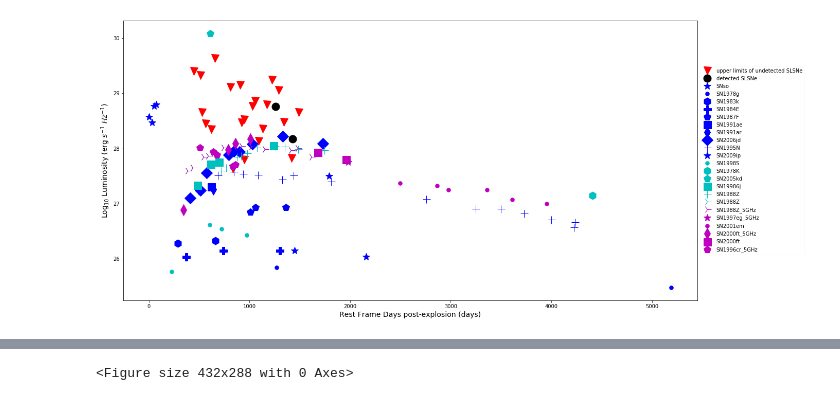
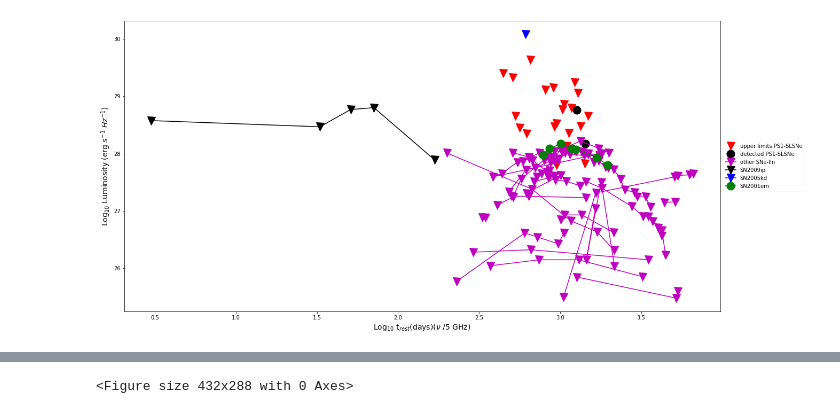
Before and after one commit to ibikadaeze/ast1501, a Jupyter notebook: SN1.ipynb, the cells around one changed output, grey strips where cells are left out. Drawn from its saved outputs; the diff is of its cells as text; code cells hidden in the pictures.

Commit message:
Add files via upload
Updated after plotting loglog

```diff
--- a/SN1.ipynb
+++ b/SN1.ipynb
@@ -14,10 +14,10 @@ df4 = pd.read_csv('/home/ibik/Documents/sndata/othersne.csv') #reads in the othe
 
 #snradio = pd.read_excel(excel_file)dfa137 = pd.read_csv('/home/ibik/Documents/sndata/a137.csv')
 # %%
-df1.columns=['','Target', 'Obs. Date (MJD)','date of g-max', 'days', 'redshift', 'D(luminosity)', 'Flux/upper limits', 'Radioluminosity','logl','restdays']
-df2.columns=['','Target', 'Obs. Date (MJD)','date of g-max', 'days', 'redshift', 'D(luminosity)', 'Flux/upper limits', 'Radioluminosity','logl','restdays']
-df3.columns=['Astar','Time','Luminosity','logl']
-df4.columns=['SN','time','DL','Flux(Jy)', 'Luminosity(erg/s/Hz)','logl']
+df1.columns=['','Target', 'Obs. Date (MJD)','date of g-max', 'days', 'redshift', 'D(luminosity)', 'Flux/upper limits', 'Radioluminosity','logl','restdays','logt']
+df2.columns=['','Target', 'Obs. Date (MJD)','date of g-max', 'days', 'redshift', 'D(luminosity)', 'Flux/upper limits', 'Radioluminosity','logl','restdays','logt']
+df3.columns=['Astar','Time','Luminosity','logl','logt']
+df4.columns=['SN','time','DL','Flux(Jy)', 'Luminosity(erg/s/Hz)','logl','logt']
 # %%
 #df4
 #df4['time'][0:5]
@@ -28,50 +37,54 @@ Name: logl, dtype: float64
 # %%
 #this code plots the other supernovae with the observed PS1 ones
 plt.figure(figsize=(20,10))
-#plt.ylim(27,30.00)
+#plt.ylim(27,29.00)
 #plt.xlim(250, 1750)
-plt.plot(df1['restdays'], df1['logl'],'rv', markersize=15, label = 'upper limits of undetected SLSNe') # marker_color='r')
-plt.plot(df2['restdays'], df2['logl'],'ko', markersize=15, label = 'detected SLSNe') # marker_color='b')
-plt.plot(df4['time'][0:3], df4['logl'][0:3],'b*', markersize=15, label = 'SNso') # marker_color='b')
-plt.plot(df4['time'][4:6], df4['logl'][4:6],'b.', markersize=15, label = 'SN1978g') # marker_color='b')
+plt.plot(df1['logt'], df1['logl'],'rv', markersize=15, label = 'upper limits PS1-SLSNe') # marker_color='r')
+plt.plot(df2['logt'], df2['logl'],'ko', markersize=15, label = 'detected PS1-SLSNe') # marker_color='b')
+plt.plot(df4['logt'][0:4], df4['logl'][0:4],'mv-', markersize=15)# label = 'SNso') # marker_color='b')
+plt.plot(df4['logt'][5:8], df4['logl'][5:8],'mv-', markersize=15) #label = 'SN1978g') # marker_color='b')
 
-plt.plot(df4['time'][7:9], df4['logl'][7:9],'bh', markersize=15, label = 'SN1983k') # marker_color='b')
+plt.plot(df4['logt'][9:12], df4['logl'][9:12],'mv-', markersize=15)# label = 'SN1983k') # marker_color='b')
 
-plt.plot(df4['time'][10:13], df4['logl'][10:13],'bP', markersize=15, label = 'SN1984E') # marker_color='b')
+plt.plot(df4['logt'][13:17], df4['logl'][13:17],'mv-', markersize=15) #label = 'SN1984E') # marker_color='b')
 
-plt.plot(df4['time'][14:17], df4['logl'][14:17],'bp', markersize=15, label = 'SN1987F') # marker_color='b')
+plt.plot(df4['logt'][18:22], df4['logl'][18:22],'mv-', markersize=15) #label = 'SN1987F') # marker_color='b')
 
-plt.plot(df4['time'][18:19], df4['logl'][18:19],'bs', markersize=15, label = 'SN1991ae') # marker_color='b')
-plt.plot(df4['time'][20:22], df4['logl'][20:22],'bd', markersize=15, label = 'SN1991ar') # marker_color='b')
+plt.plot(df4['logt'][23:25], df4['logl'][23:25],'mv-', markersize=15) #label = 'SN1991ae') # marker_color='b')
+plt.plot(df4['logt'][26:29], df4['logl'][26:29],'mv-', markersize=15) #label = 'SN1991ar') # marker_color='b')
 
-plt.plot(df4['time'][23:32], df4['logl'][23:32],'bD', markersize=15, label = 'SN2006jd') # marker_color='b')
+plt.plot(df4['logt'][30:40], df4['logl'][30:40],'mv-', markersize=15) #label = 'SN2006jd') # marker_color='b')
 
-plt.plot(df4['time'][34:48], df4['logl'][34:48],'b+', markersize=15, label = 'SN1995N') # marker_color='b')
-
-plt.plot(df4['time'][50:54], df4['logl'][50:54],'b*', markersize=15, label = 'SN2009ip') # marker_color='b')
-plt.plot(df4['time'][56:60], df4['logl'][56:60],'c.', markersize=15, label = 'SN1998S') # marker_color='b')
-plt.plot(df4['time'][62:63], df4['logl'][62:63],'ch', markersize=15, label = 'SN1978K') # marker_color='b')
-plt.plot(df4['time'][65:66], df4['logl'][65:66],'cp', markersize=15, label = 'SN2005kd') # marker_color='b')
-plt.plot(df4['time'][67:71], df4['logl'][67:71],'cs', markersize=15, label = 'SN19986j') # marker_color='b')
-plt.plot(df4['time'][73:83], df4['logl'][73:83],'c+', markersize=15, label = 'SN1988Z') # marker_color='b')
-plt.plot(df4['time'][85:97], df4['logl'][85:97],'c4', markersize=15, label = 'SN1988Z') # marker_color='b')
-plt.plot(df4['time'][85:97], df4['logl'][85:97],'m4', markersize=15, label = 'SN1988Z_5GHz') # marker_color='b')
-
-plt.plot(df4['time'][99:100], df4['logl'][99:100],'m*', markersize=15, label = 'SN1997eg_5GHz') # marker_color='b')
-plt.plot(df4['time'][102:108], df4['logl'][102:108],'m.', markersize=15, label = 'SN2001em') # marker_color='b')
-plt.plot(df4['time'][110:115], df4['logl'][110:115],'md', markersize=15, label = 'SN2000ft_5GHz') # marker_color='b')
-plt.plot(df4['time'][117:121], df4['logl'][117:121],'ms', markersize=15, label = 'SN2000ft') # marker_color='b')
-plt.plot(df4['time'][123:128], df4['logl'][123:128],'mp', markersize=15, label = 'SN1996cr_5GHz') # marker_color='b')
+plt.plot(df4['logt'][41:56], df4['logl'][41:56],'mv-', markersize=15,label = 'other SNe-IIn')
+plt.plot(df4['logt'][57:62], df4['logl'][57:62],'kv-', markersize=15,label = 'SN2009ip') # marker_color='b')
+plt.plot(df4['logt'][63:68], df4['logl'][63:68],'mv-', markersize=15) #label = 'SN1998S') # marker_color='b')
+plt.plot(df4['logt'][69:71], df4['logl'][69:71],'mv-', markersize=15) #label = 'SN1978K') # marker_color='b')
 
 
-plt.xlabel('Rest Frame Days post-explosion (days)', fontsize=14)
+#plt.plot(df4['time'][65:65], df4['logl'][65:65],'cp-', markersize=15, label = 'SN2005kd') # marker_color='b')
+#plt.plot(609.44,30.0856090799178,'cs-', markersize=15, label = 'SN2005kd') # marker_color='b')
+plt.plot(2.78493095531687,30.0856090799178,'bv-', markersize=15,label = 'SN2005kd') # marker_color='b')
+
+plt.plot(df4['logt'][74:79], df4['logl'][74:79],'mv-', markersize=15) #label = 'SN1986j') # marker_color='b')
+plt.plot(df4['logt'][80:113], df4['logl'][80:113],'mv-', markersize=15) #label = 'SN1988Z') # marker_color='b')
+
+#plt.plot(df4['time'][85:97], df4['logl'][85:97],'m4-', markersize=15, label = 'SN1988Z_5GHz') # marker_color='b'
+
+plt.plot(df4['logt'][115:117], df4['logl'][115:117],'mv-', markersize=15) #label = 'SN1997eg_5GHz') # marker_color='b')
+plt.plot(df4['logt'][118:125], df4['logl'][118:125],'go-', markersize=15,label = 'SN2001em') # detection
+plt.plot(df4['logt'][126:132], df4['logl'][126:132],'mv-', markersize=15) #label = 'SN2000ft_5GHz') # marker_color='b')
+plt.plot(df4['logt'][133:138], df4['logl'][133:138],'mv-', markersize=15) #label = 'SN2000ft') # marker_color='b')
+plt.plot(df4['logt'][139:145], df4['logl'][139:145],'mv-', markersize=15) #label = 'SN1996cr_5GHz') # marker_color='b')
+
+
+plt.xlabel('Log$_{10}$ t$_{rest}$(days)($\u03BD$ /5 GHz)', fontsize=14)
 plt.ylabel('Log$_{10}$ Luminosity (erg $s^{-1}$ $Hz^{-1}$)', fontsize =14)
 plt.legend(frameon=True, framealpha=0.1, loc='center left', bbox_to_anchor=(1, 0.5))
 #ax.legend(loc='center left', bbox_to_anchor=(1, 0.5))
 #plt.show()
-plt.savefig('othersne.pdf')
+plt.savefig('othersnelog3.pdf')
 # %% [output]
-[figure, old version]
+[figure, new version]
 # %%
 #this code plots the first models for testing
 plt.figure(figsize=(20,10))
```
Also changed, not shown: parts of 3 cells of this notebook.
